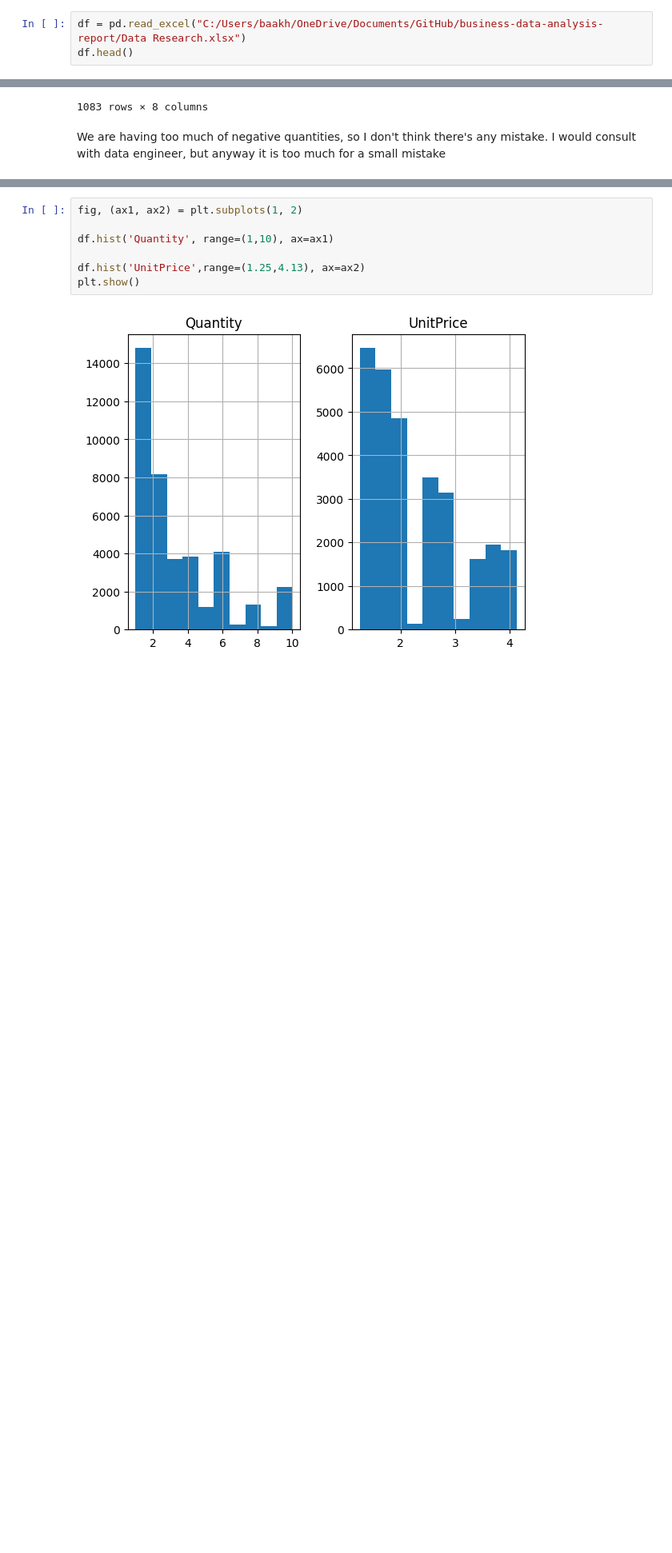
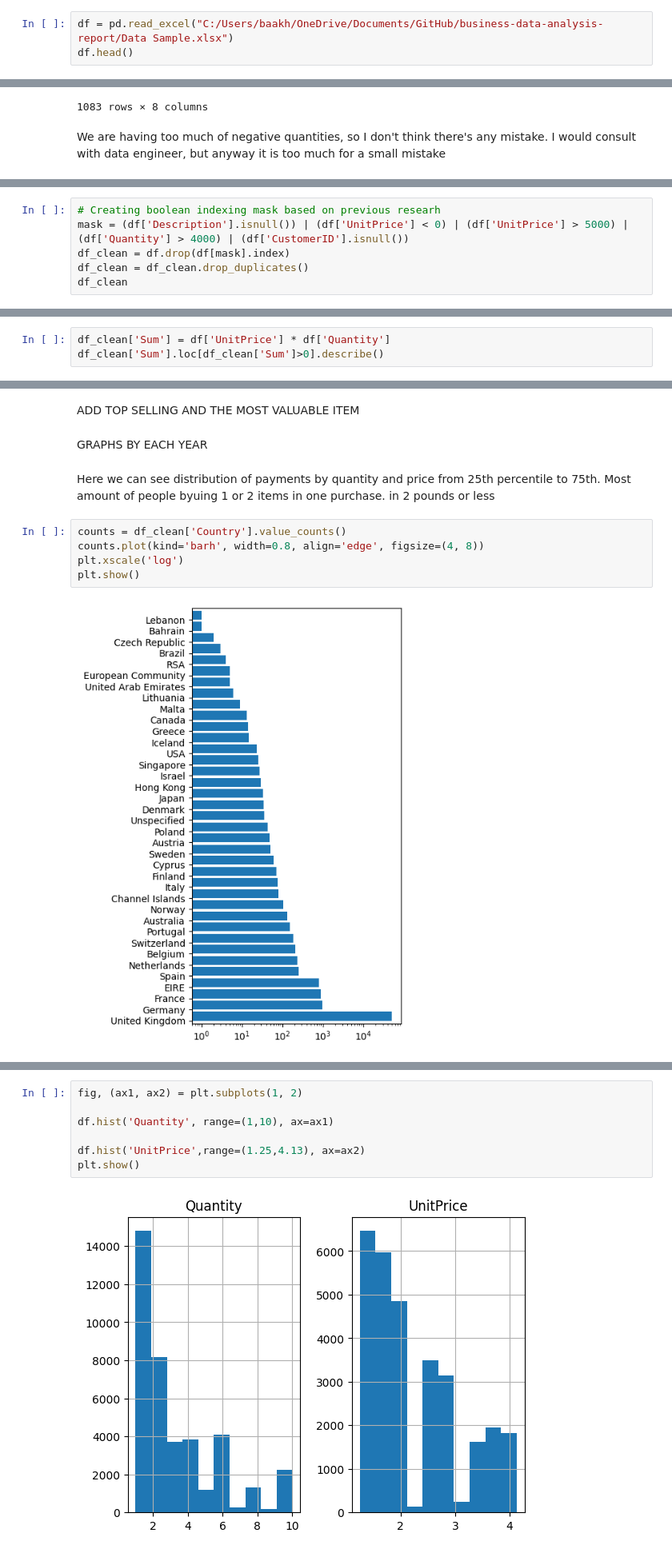
Before and after one commit to BaakhOfficial/Business-Data-Analysis-Report, a Jupyter notebook: Untitled-1.ipynb, the cells around one changed output, grey strips where cells are left out. Shown: that part at 80% size. Drawn from its saved outputs; the diff is of its cells as text; blank space fills up the shorter version.

```diff
--- a/Untitled-1.ipynb
+++ b/Untitled-1.ipynb
@@ -6,7 +10,7 @@ import pandas as pd
 import matplotlib.pyplot as plt
 import seaborn as sns
 # %%
-df = pd.read_excel("C:/Users/baakh/OneDrive/Documents/GitHub/business-data-analysis-report/Data Research.xlsx")
+df = pd.read_excel("C:/Users/baakh/OneDrive/Documents/GitHub/business-data-analysis-report/Data Sample.xlsx")
 df.head()
 # %% [output]
 |  | InvoiceNo | StockCode | Description | Quantity | InvoiceDate | UnitPrice | CustomerID | Country |
@@ -72,0 +262,6 @@ We are having too much of negative quantities, so I don't think there's any mist
+# %%
+# Creating boolean indexing mask based on previous researh
+mask = (df['Description'].isnull()) | (df['UnitPrice'] < 0) | (df['UnitPrice'] > 5000) | (df['Quantity'] > 4000) | (df['CustomerID'].isnull())
+df_clean = df.drop(df[mask].index)
+df_clean = df_clean.drop_duplicates()
+df_clean
@@ -72,0 +302,3 @@ We are having too much of negative quantities, so I don't think there's any mist
+# %%
+df_clean['Sum'] = df['UnitPrice'] * df['Quantity']
+df_clean['Sum'].loc[df_clean['Sum']>0].describe()
@@ -72,0 +378,13 @@ We are having too much of negative quantities, so I don't think there's any mist
+# %% [markdown]
+ADD TOP SELLING AND THE MOST VALUABLE ITEM
+# %% [markdown]
+GRAPHS BY EACH YEAR
+# %% [markdown]
+Here we can see distribution of payments by quantity and price from 25th percentile to 75th. Most amount of people byuing  1 or 2 items in one purchase. in 2 pounds or less
+# %%
+counts = df_clean['Country'].value_counts()
+counts.plot(kind='barh', width=0.8, align='edge', figsize=(4, 8))
+plt.xscale('log')
+plt.show()
+# %% [output]
+[figure, added]
```
Also changed, not shown: parts of 55 cells of this notebook.
